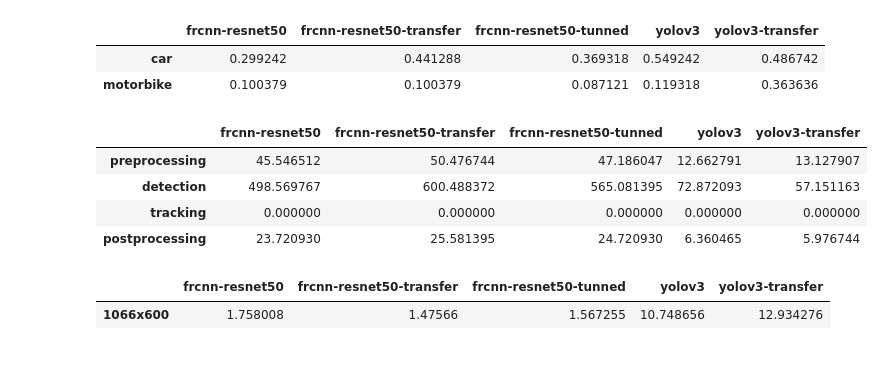
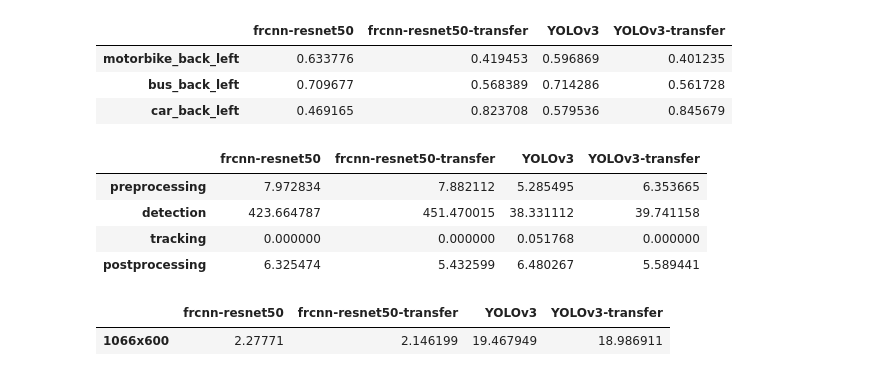
Before and after one commit to vvc-unal/vvc, a Jupyter notebook: notebooks/Results.ipynb, the cells around one changed output. Cells and saved outputs as stored; diff of their text form; code cells hidden in the pictures.

```diff
--- a/notebooks/Results.ipynb
+++ b/notebooks/Results.ipynb
@@ -18,12 +23,16 @@ from vvc import config
 # %%
 dataset_folder = config.video_folder
 
-experiment_folder = os.path.join(config.base_folder, 'Videos', 'yolov3-transfer')
+model_name = 'YOLOv3'
 
-annotations_file = 'MOV_0861.mp4.json'
+experiment_folder = os.path.join(config.base_folder, 'Videos', 'vvc')
 
-test_file = os.path.join(dataset_folder, annotations_file)
-experiment_file = os.path.join(experiment_folder, annotations_file)
+video_name = 'CL 53 X CRA 60 910-911'
+
+file_extension = '.mp4.json'
+
+test_file = os.path.join(dataset_folder, 'cvat', video_name + '.xml')
+experiment_file = os.path.join(experiment_folder, video_name, model_name + file_extension)
 
 experiment_file
 # %% [output]
@@ -101,6 +156,17 @@ def vvc_to_df(json_file):
     df = df.sort_index(kind='mergesort')
     df = df.reindex(sorted(df.columns), axis=1)
 
+    exp = pd.DataFrame()
+
+    # Set the values for each perspective
+    for column in df.columns:
+        for fb_side in ['front', 'back']:
+            for lr_side in ['left', 'right']:
+                tag = column + '_' + fb_side + '_' + lr_side
+                exp[tag] = df[column]
+
+    exp = exp.sort_index(kind='mergesort')
+
     times = pd.DataFrame.from_dict(time_summary, orient='index')
     times = times.apply(pd.to_datetime)
     original_columns = times.columns
@@ -112,8 +178,8 @@ def vvc_to_df(json_file):
     times = times.drop(columns=original_columns)
     times = times.astype('timedelta64[ms]')
 
-    return df, times
+    return exp, times
 
 experiment, times = vvc_to_df(experiment_file)
-experiment.iloc[4:].head()
+experiment.iloc[:].head()
 # %% [output]
@@ -126,8 +192,9 @@ experiment.iloc[4:].head()
 # %%
 def calc_precision(test, experiment):
-    error = test.sub(experiment, axis='columns', fill_value=0).abs().div(test, fill_value=0)
 
-    error = error.where(error <= 1, 1) # Max error is 1
+    max_df = test.combine(experiment, np.maximum)
+
+    error = test.sub(experiment, axis='columns', fill_value=0).abs().div(max_df, fill_value=0)
 
     error = error.replace([np.inf, -np.inf], 1)
     error = error.fillna(0)
@@ -146,5 +220,5 @@ precision.plot(figsize=(16, 9))
 # %%
-test = vott_to_dataframe(test_file)
+test = counts_cvat_to_df(test_file)
 
 avg_precision = pd.DataFrame(index=test.columns)
 
@@ -152,49 +226,50 @@ avg_fps = pd.DataFrame(index=['1066x600' ])
 avg_time = pd.DataFrame(index=['preprocessing', 'detection', 'tracking', 'postprocessing'])
 
 for model in config.models:
-    experiment_folder = os.path.join(config.base_folder, 'Videos', model)
-    experiment_file = os.path.join(experiment_folder, annotations_file)
+    experiment_folder = os.path.join(config.base_folder, 'Videos', 'vvc', video_name)
+    experiment_file = os.path.join(experiment_folder, model + '.mp4.json')
 
     experiment, times = vvc_to_df(experiment_file)
 
     precision = calc_precision(test, experiment)
 
     mean_precision = precision.mean().to_frame(model)
 
     avg_precision = avg_precision.join(mean_precision)
 
     # times
 
     mean_time = times[avg_time.index].mean().to_frame(model)
 
     avg_time = avg_time.join(mean_time)
 
     # fps
 
     total = times['total']
 
     fps = (total.count() / total.sum())*1000
 
     avg_fps[model] = fps
 
 
 # dispay
 display(avg_precision)
 
 display(avg_time)
 
 avg_fps
 # %% [output]
-|  | frcnn-resnet50 | frcnn-resnet50-transfer | frcnn-resnet50-tunned | yolov3 | yolov3-transfer |
-| car | 0.299242 | 0.441288 | 0.369318 | 0.549242 | 0.486742 |
-| motorbike | 0.100379 | 0.100379 | 0.087121 | 0.119318 | 0.363636 |
+|  | frcnn-resnet50 | frcnn-resnet50-transfer | YOLOv3 | YOLOv3-transfer |
+| motorbike_back_left | 0.633776 | 0.419453 | 0.596869 | 0.401235 |
+| bus_back_left | 0.709677 | 0.568389 | 0.714286 | 0.561728 |
+| car_back_left | 0.469165 | 0.823708 | 0.579536 | 0.845679 |
-|  | frcnn-resnet50 | frcnn-resnet50-transfer | frcnn-resnet50-tunned | yolov3 | yolov3-transfer |
-| preprocessing | 45.546512 | 50.476744 | 47.186047 | 12.662791 | 13.127907 |
-| detection | 498.569767 | 600.488372 | 565.081395 | 72.872093 | 57.151163 |
-| tracking | 0.000000 | 0.000000 | 0.000000 | 0.000000 | 0.000000 |
-| postprocessing | 23.720930 | 25.581395 | 24.720930 | 6.360465 | 5.976744 |
+|  | frcnn-resnet50 | frcnn-resnet50-transfer | YOLOv3 | YOLOv3-transfer |
+| preprocessing | 7.972834 | 7.882112 | 5.285495 | 6.353665 |
+| detection | 423.664787 | 451.470015 | 38.331112 | 39.741158 |
+| tracking | 0.000000 | 0.000000 | 0.051768 | 0.000000 |
+| postprocessing | 6.325474 | 5.432599 | 6.480267 | 5.589441 |
-|  | frcnn-resnet50 | frcnn-resnet50-transfer | frcnn-resnet50-tunned | yolov3 | yolov3-transfer |
-| 1066x600 | 1.758008 | 1.47566 | 1.567255 | 10.748656 | 12.934276 |
+|  | frcnn-resnet50 | frcnn-resnet50-transfer | YOLOv3 | YOLOv3-transfer |
+| 1066x600 | 2.27771 | 2.146199 | 19.467949 | 18.986911 |
 # %%
 plt.figure()
 
```
Also changed, not shown: parts of 10 cells of this notebook, 3 other files.
